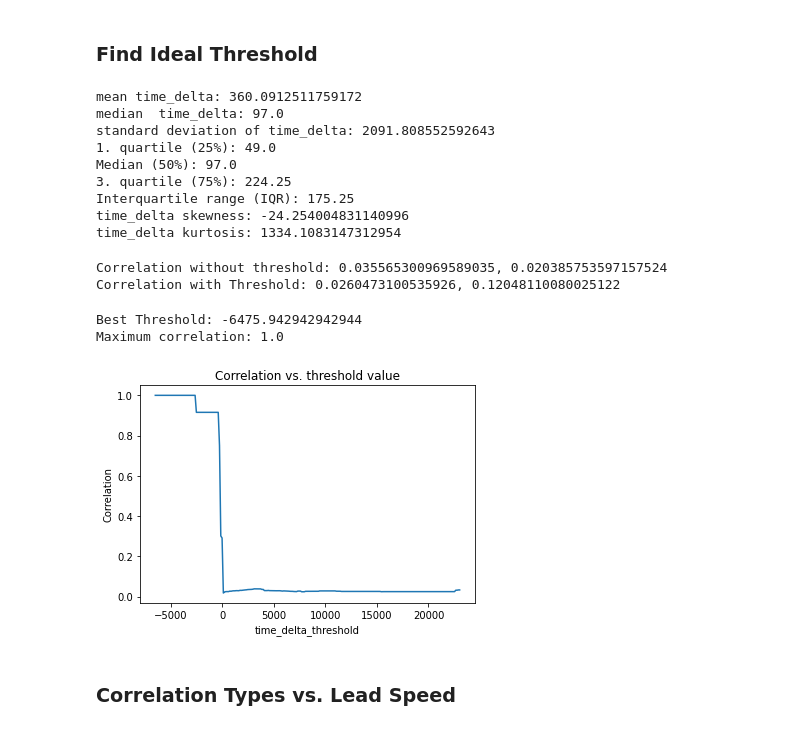
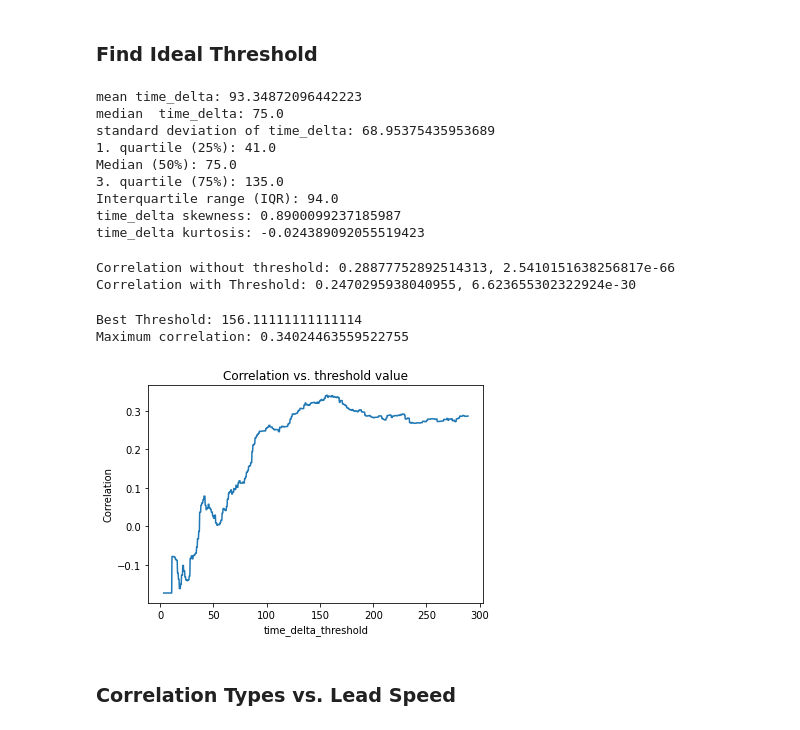
Before and after one commit to ch-sander/g17-article1, a Jupyter notebook: Article1.ipynb, the cells around one changed output. Cells and saved outputs as stored; diff of their text form; code cells hidden in the pictures.

Commit message:
time_delta_thresholds

```diff
--- a/Article1.ipynb
+++ b/Article1.ipynb
@@ -1570,7 +1570,7 @@ if event_count_threshold_lead_speed>0:
 ### Find Ideal Threshold
 # %%
 # Create a copy of the original DataFrame
-df_threshold = df.copy()
+df_threshold = df_t.copy()
 
 # Calculate basic statistics for the 'time_delta' column
 mean_time_delta = df_threshold['time_delta'].mean()       # Mean
@@ -1598,18 +1598,18 @@ print(f"time_delta skewness: {skewness}")
 kurtosis = df_threshold['time_delta'].kurt()
 print(f"time_delta kurtosis: {kurtosis}")
 # %% [output]
-mean time_delta: 360.0912511759172
-median  time_delta: 97.0
-standard deviation of time_delta: 2091.808552592643
-1. quartile (25%): 49.0
-Median (50%): 97.0
-3. quartile (75%): 224.25
-Interquartile range (IQR): 175.25
-time_delta skewness: -24.254004831140996
-time_delta kurtosis: 1334.1083147312954
+mean time_delta: 93.34872096442223
+median  time_delta: 75.0
+standard deviation of time_delta: 68.95375435953689
+1. quartile (25%): 41.0
+Median (50%): 75.0
+3. quartile (75%): 135.0
+Interquartile range (IQR): 94.0
+time_delta skewness: 0.8900099237185987
+time_delta kurtosis: -0.024389092055519423
 # %%
 # Without threshold
-df_threshold = df.copy()
+df_threshold = df_t.copy()
 
 corr_no_threshold, p_val_no = pearsonr(df_threshold['distance'],(df_threshold['time_delta']))
 
@@ -1621,38 +1621,47 @@ corr_with_threshold, p_val_with = pearsonr(filtered_threshold_df['distance'],(fi
 print(f"Correlation without threshold: {corr_no_threshold}, {p_val_no}")
 print(f"Correlation with Threshold: {corr_with_threshold}, {p_val_with}")
 # %% [output]
-Correlation without threshold: 0.035565300969589035, 0.020385753597157524
-Correlation with Threshold: 0.0260473100535926, 0.12048110080025122
+Correlation without threshold: 0.28877752892514313, 2.5410151638256817e-66
+Correlation with Threshold: 0.2470295938040955, 6.623655302322924e-30
 # %%
-df_threshold = df.copy()
+df_threshold = df_t.copy()
+df_threshold = df_threshold.replace([np.inf, -np.inf], np.nan)
+df_threshold = df_threshold.dropna(subset=["distance", "time_delta"])
 # Define threshold value range
 time_delta_thresholds = np.linspace(df_threshold['time_delta'].min(), df_threshold['time_delta'].max(), 1000)
 # time_delta_thresholds = np.linspace(df_threshold['time_delta'].min(), 1000, 95)
 
 results = []
 
 # Calculation of the correlation for each threshold value
 for threshold in time_delta_thresholds:
-    filtered_df = df_threshold[df_threshold['time_delta'] < threshold]
-    if len(filtered_df) > 1:  # Ensure that at least two values are present
-        corr, p_val = pearsonr((filtered_df['distance']),(filtered_df['time_delta']))
+    filtered = df_threshold[df_threshold["time_delta"] < threshold]
+
+    if len(filtered) < 3:
+        continue
+    if filtered["distance"].nunique() < 2 or filtered["time_delta"].nunique() < 2:
+        continue
+
+    corr, p_val = pearsonr(filtered["distance"].to_numpy(),
+                           filtered["time_delta"].to_numpy())
+    if np.isfinite(corr):
         results.append((threshold, corr))
 
 best_threshold, max_corr = max(results, key=lambda x: x[1])
 
 print(f"Best Threshold: {best_threshold}")
 print(f"Maximum correlation: {max_corr}")
 
 thresholds, correlations = zip(*results)
 plt.plot(thresholds, correlations)
 plt.title("Correlation vs. threshold value")
 plt.xlabel("time_delta_threshold")
 plt.ylabel("Correlation")
 plt.show()
 # %% [output]
-Best Threshold: -6475.942942942944
-Maximum correlation: 1.0
+Best Threshold: 156.11111111111114
+Maximum correlation: 0.34024463559522755
-[figure, old version]
+[figure, new version]
 # %% [markdown]
 ### Correlation Types vs. Lead Speed
 # %%
```
